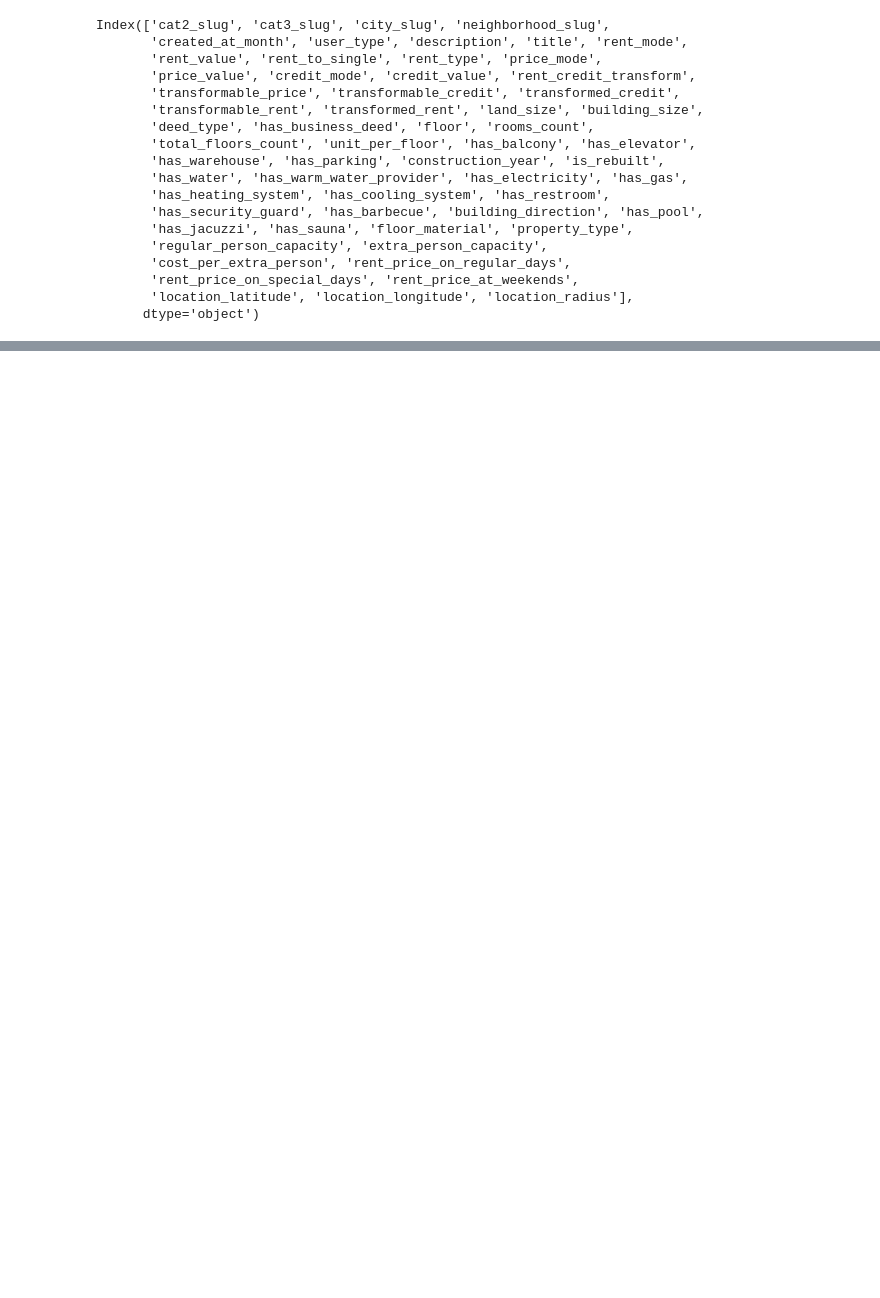
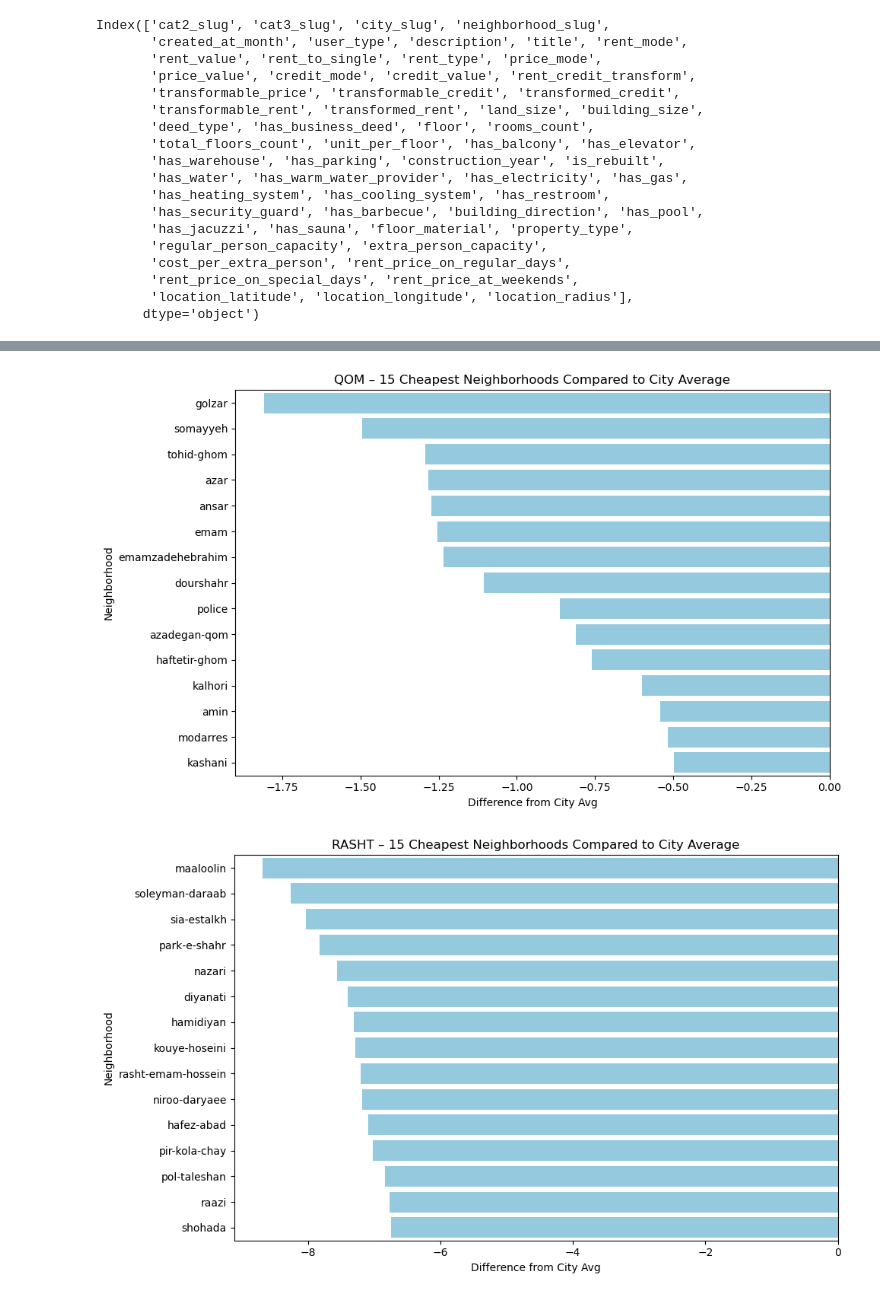
Before and after one commit to farnoushshahin/Minute, a Jupyter notebook: Divar (1).ipynb, the cells around one changed output, grey strips where cells are left out. Saved outputs shown, nothing was run; the diff lists cells and outputs as text; code cells hidden in the pictures; blank space fills up the shorter version.

```diff
--- a/Divar (1).ipynb
+++ b/Divar (1).ipynb
@@ -778,0 +1009,26 @@ Index(['cat2_slug', 'cat3_slug', 'city_slug', 'neighborhood_slug',
+# %%
+
+
+cities = neighbor_under_avg['city_slug'].unique()
+
+for city in cities:
+    city_data = neighbor_under_avg[neighbor_under_avg['city_slug'] == city]
+
+    top15 = city_data.nsmallest(15, 'diff_from_avg_city')
+
+    plt.figure(figsize=(10,6))
+    sns.barplot(
+        data=top15.sort_values('diff_from_avg_city'),
+        y='neighborhood_slug',
+        x='diff_from_avg_city',
+        color='skyblue'
+    )
+
+    plt.title(f'{city.upper()} – 15 Cheapest Neighborhoods Compared to City Average')
+    plt.xlabel('Difference from City Avg')
+    plt.ylabel('Neighborhood')
+    plt.tight_layout()
+    plt.show()
+# %% [output]
+[figure, added]
+[figure, added]
```
Also changed, not shown: parts of 40 cells of this notebook.
